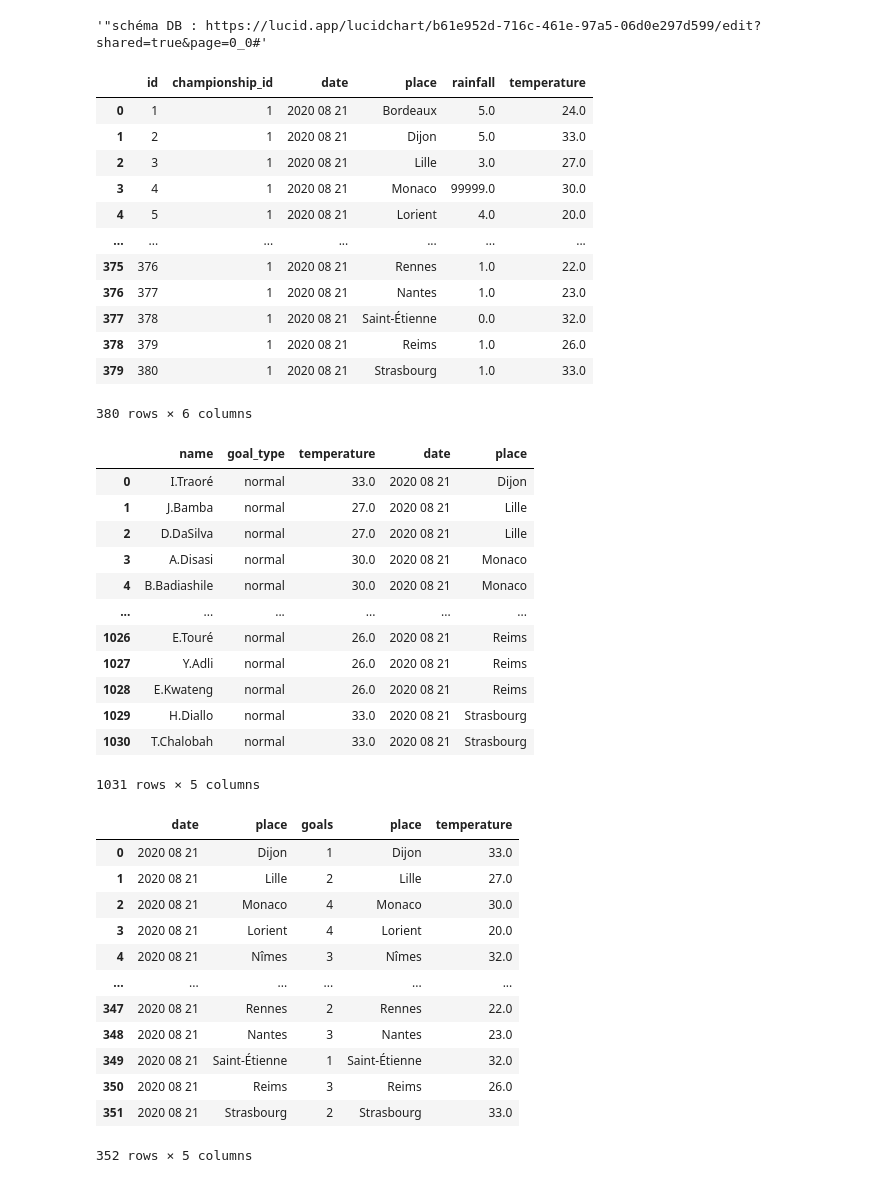
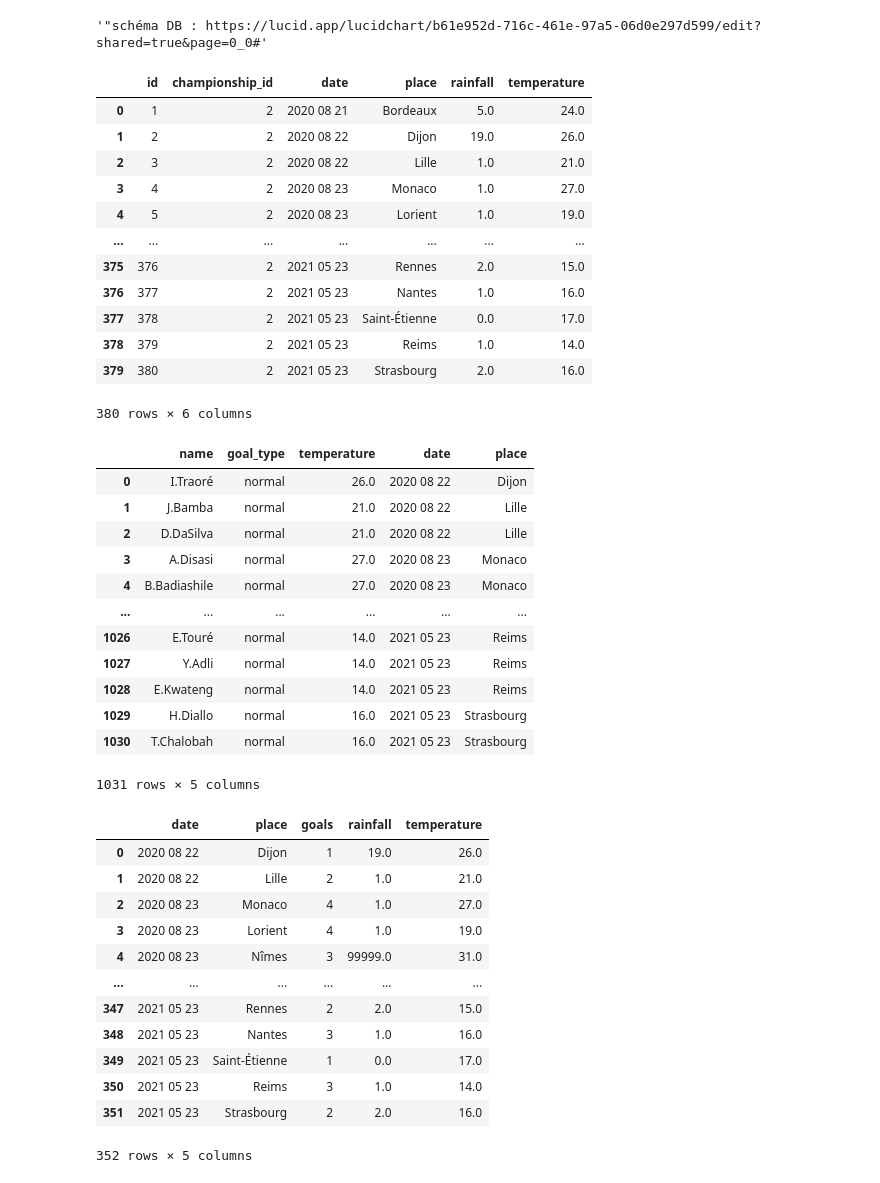
Before and after one commit to Adriengith/football_scraping, a Jupyter notebook: viz_predictions.ipynb, the cells around one changed output. Drawn from its saved outputs; the diff is of its cells as text; code cells hidden in the pictures.

```diff
--- a/viz_predictions.ipynb
+++ b/viz_predictions.ipynb
@@ -4,6 +5,6 @@ import sqlite3
 # %%
 #connexion db + création du cursor
-connexion = sqlite3.connect("footballFinalSave.db")
+connexion = sqlite3.connect("football.db")
 c = connexion.cursor()
 # %%
 #
@@ -36,17 +37,17 @@ df_exemple1 = pd.read_sql("SELECT * FROM matches;", connexion)
 df_exemple1
 # %% [output]
 |  | id | championship_id | date | place | rainfall | temperature |
-| 0 | 1 | 1 | 2020 08 21 | Bordeaux | 5.0 | 24.0 |
-| 1 | 2 | 1 | 2020 08 21 | Dijon | 5.0 | 33.0 |
-| 2 | 3 | 1 | 2020 08 21 | Lille | 3.0 | 27.0 |
-| 3 | 4 | 1 | 2020 08 21 | Monaco | 99999.0 | 30.0 |
-| 4 | 5 | 1 | 2020 08 21 | Lorient | 4.0 | 20.0 |
+| 0 | 1 | 2 | 2020 08 21 | Bordeaux | 5.0 | 24.0 |
+| 1 | 2 | 2 | 2020 08 22 | Dijon | 19.0 | 26.0 |
+| 2 | 3 | 2 | 2020 08 22 | Lille | 1.0 | 21.0 |
+| 3 | 4 | 2 | 2020 08 23 | Monaco | 1.0 | 27.0 |
+| 4 | 5 | 2 | 2020 08 23 | Lorient | 1.0 | 19.0 |
 | ... | ... | ... | ... | ... | ... | ... |
-| 375 | 376 | 1 | 2020 08 21 | Rennes | 1.0 | 22.0 |
-| 376 | 377 | 1 | 2020 08 21 | Nantes | 1.0 | 23.0 |
-| 377 | 378 | 1 | 2020 08 21 | Saint-Étienne | 0.0 | 32.0 |
-| 378 | 379 | 1 | 2020 08 21 | Reims | 1.0 | 26.0 |
-| 379 | 380 | 1 | 2020 08 21 | Strasbourg | 1.0 | 33.0 |
+| 375 | 376 | 2 | 2021 05 23 | Rennes | 2.0 | 15.0 |
+| 376 | 377 | 2 | 2021 05 23 | Nantes | 1.0 | 16.0 |
+| 377 | 378 | 2 | 2021 05 23 | Saint-Étienne | 0.0 | 17.0 |
+| 378 | 379 | 2 | 2021 05 23 | Reims | 1.0 | 14.0 |
+| 379 | 380 | 2 | 2021 05 23 | Strasbourg | 2.0 | 16.0 |
 380 rows × 6 columns
 # %%
 #exemple créer un df à partir d'une requete qui JOIN plusieures tables
@@ -59,39 +60,39 @@ df_exemple2 = pd.read_sql("""SELECT players.name, goals.goal_type, matches.tempe
 df_exemple2
 # %% [output]
 |  | name | goal_type | temperature | date | place |
-| 0 | I.Traoré | normal | 33.0 | 2020 08 21 | Dijon |
-| 1 | J.Bamba | normal | 27.0 | 2020 08 21 | Lille |
-| 2 | D.DaSilva | normal | 27.0 | 2020 08 21 | Lille |
-| 3 | A.Disasi | normal | 30.0 | 2020 08 21 | Monaco |
-| 4 | B.Badiashile | normal | 30.0 | 2020 08 21 | Monaco |
+| 0 | I.Traoré | normal | 26.0 | 2020 08 22 | Dijon |
+| 1 | J.Bamba | normal | 21.0 | 2020 08 22 | Lille |
+| 2 | D.DaSilva | normal | 21.0 | 2020 08 22 | Lille |
+| 3 | A.Disasi | normal | 27.0 | 2020 08 23 | Monaco |
+| 4 | B.Badiashile | normal | 27.0 | 2020 08 23 | Monaco |
 | ... | ... | ... | ... | ... | ... |
-| 1026 | E.Touré | normal | 26.0 | 2020 08 21 | Reims |
-| 1027 | Y.Adli | normal | 26.0 | 2020 08 21 | Reims |
-| 1028 | E.Kwateng | normal | 26.0 | 2020 08 21 | Reims |
-| 1029 | H.Diallo | normal | 33.0 | 2020 08 21 | Strasbourg |
-| 1030 | T.Chalobah | normal | 33.0 | 2020 08 21 | Strasbourg |
+| 1026 | E.Touré | normal | 14.0 | 2021 05 23 | Reims |
+| 1027 | Y.Adli | normal | 14.0 | 2021 05 23 | Reims |
+| 1028 | E.Kwateng | normal | 14.0 | 2021 05 23 | Reims |
+| 1029 | H.Diallo | normal | 16.0 | 2021 05 23 | Strasbourg |
+| 1030 | T.Chalobah | normal | 16.0 | 2021 05 23 | Strasbourg |
 1031 rows × 5 columns
 # %%
 #exemple créer un df à partir d'une requete qui JOIN plusieures tables
-df_exemple3 = pd.read_sql("""SELECT matches.date, matches.place, count(goals.id) AS goals, matches.place, matches.temperature
+df_exemple3 = pd.read_sql("""SELECT matches.date, matches.place, count(goals.id) AS goals, matches.rainfall, matches.temperature
                         FROM matches
                         JOIN goals
                         ON goals.match_id = matches.id
                         JOIN players
                         ON players.id = goals.player_id
                         GROUP BY matches.id;""", connexion)
 df_exemple3
 # %% [output]
-|  | date | place | goals | place | temperature |
-| 0 | 2020 08 21 | Dijon | 1 | Dijon | 33.0 |
-| 1 | 2020 08 21 | Lille | 2 | Lille | 27.0 |
-| 2 | 2020 08 21 | Monaco | 4 | Monaco | 30.0 |
-| 3 | 2020 08 21 | Lorient | 4 | Lorient | 20.0 |
-| 4 | 2020 08 21 | Nîmes | 3 | Nîmes | 32.0 |
+|  | date | place | goals | rainfall | temperature |
+| 0 | 2020 08 22 | Dijon | 1 | 19.0 | 26.0 |
+| 1 | 2020 08 22 | Lille | 2 | 1.0 | 21.0 |
+| 2 | 2020 08 23 | Monaco | 4 | 1.0 | 27.0 |
+| 3 | 2020 08 23 | Lorient | 4 | 1.0 | 19.0 |
+| 4 | 2020 08 23 | Nîmes | 3 | 99999.0 | 31.0 |
 | ... | ... | ... | ... | ... | ... |
-| 347 | 2020 08 21 | Rennes | 2 | Rennes | 22.0 |
-| 348 | 2020 08 21 | Nantes | 3 | Nantes | 23.0 |
-| 349 | 2020 08 21 | Saint-Étienne | 1 | Saint-Étienne | 32.0 |
-| 350 | 2020 08 21 | Reims | 3 | Reims | 26.0 |
-| 351 | 2020 08 21 | Strasbourg | 2 | Strasbourg | 33.0 |
+| 347 | 2021 05 23 | Rennes | 2 | 2.0 | 15.0 |
+| 348 | 2021 05 23 | Nantes | 3 | 1.0 | 16.0 |
+| 349 | 2021 05 23 | Saint-Étienne | 1 | 0.0 | 17.0 |
+| 350 | 2021 05 23 | Reims | 3 | 1.0 | 14.0 |
+| 351 | 2021 05 23 | Strasbourg | 2 | 2.0 | 16.0 |
 352 rows × 5 columns
```
Also changed, not shown: parts of 3 cells of this notebook, 1 other file.
